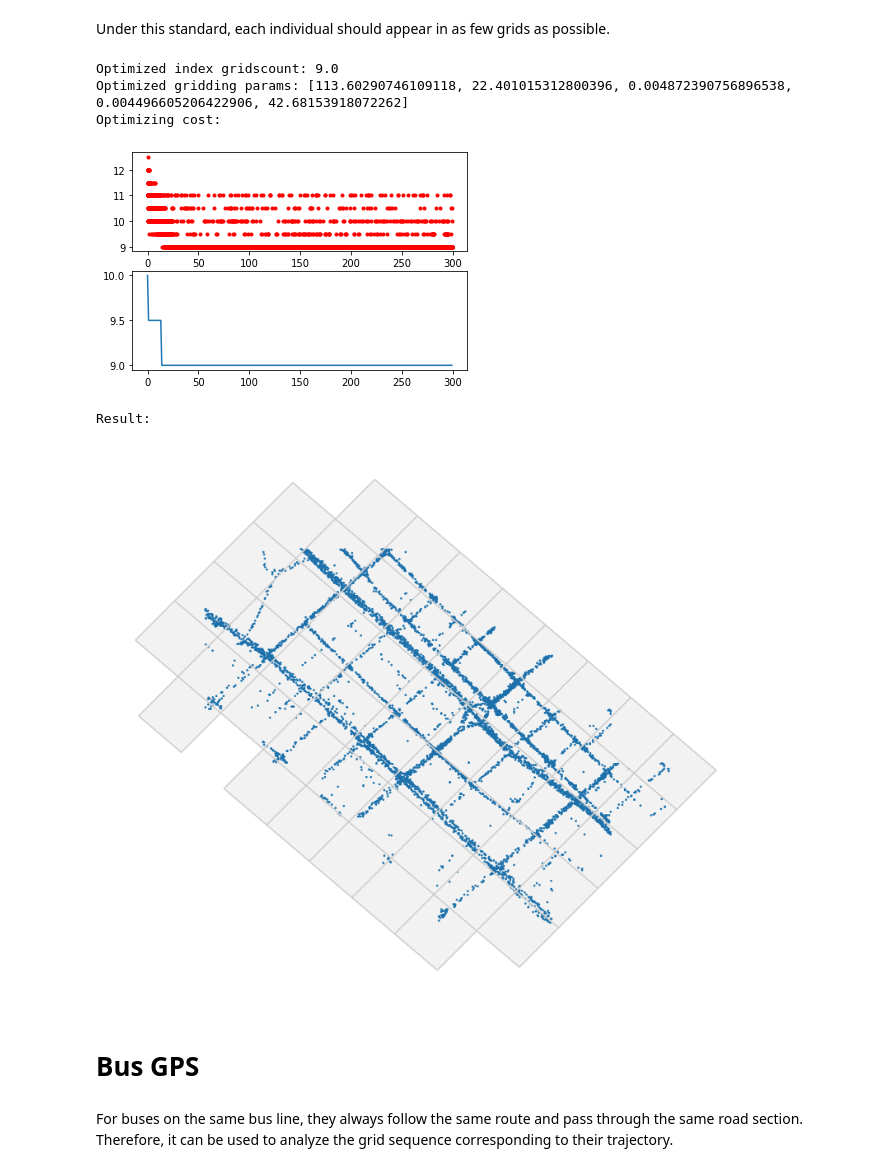
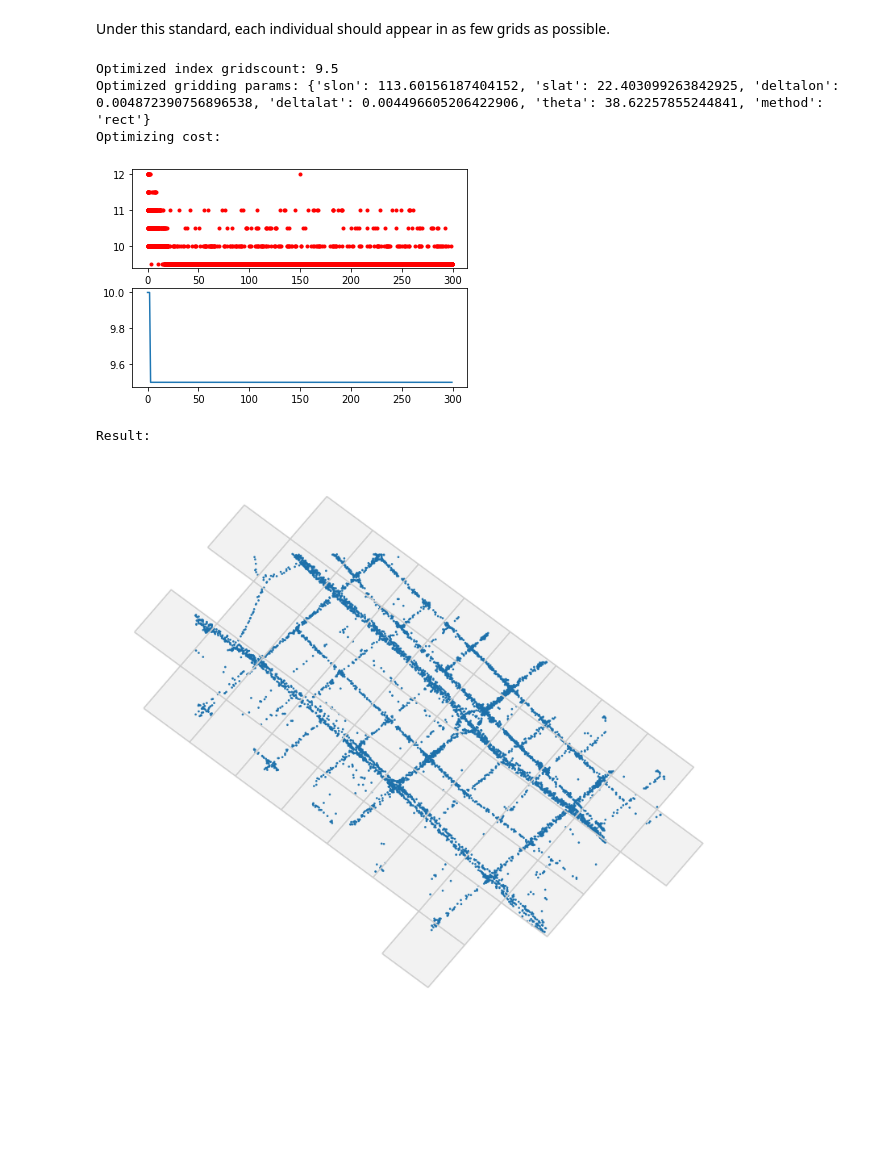
Before and after one commit to ni1o1/transbigdata, a Jupyter notebook: example/Example 6-Optimize grid params.ipynb, the cells around one changed output. Drawn from its saved outputs; the diff is of its cells as text; code cells hidden in the pictures; blank space fills up the shorter version.

```diff
--- a/example/Example 6-Optimize grid params.ipynb
+++ b/example/Example 6-Optimize grid params.ipynb
@@ -44,7 +44,7 @@ tripdata = tbd.clean_outofshape(tripdata,area,col=['lon','lat'])
 
 #Generate initial griding params
 bounds = [113.6,22.4,114.8,22.9]
-initialparams = tbd.grid_params(bounds,accuracy = 500)
+initialparams = tbd.area_to_params(bounds,accuracy = 500)
 # %% [markdown]
 # centerdist: Minimize the distance between grid center and GPS data
 # %% [markdown]
@@ -91,19 +91,15 @@ Under this standard, each individual should appear in as few grids as possible.
 # %%
 #Optimize griding params
 params_optimized = tbd.grid_params_optimize(tripdata,
                                             initialparams,
                                             col=['track_id','lon','lat'],
-                                            method='gridscount',
+                                            optmethod='gridscount',
                                             sample=0, #not sampling
                                             printlog=True)
 # %% [output]
-Optimized index gridscount: 9.0
-Optimized gridding params: [113.60290746109118, 22.401015312800396, 0.004872390756896538, 0.004496605206422906, 42.68153918072262]
+Optimized index gridscount: 9.5
+Optimized gridding params: {'slon': 113.60156187404152, 'slat': 22.403099263842925, 'deltalon': 0.004872390756896538, 'deltalat': 0.004496605206422906, 'theta': 38.62257855244841, 'method': 'rect'}
 Optimizing cost:
-[figure, old version]
+[figure, new version]
 Result:
-[figure, old version]
+[figure, new version]
-# %% [markdown]
-# Bus GPS
-# %% [markdown]
-For buses on the same bus line, they always follow the same route and pass through the same road section. Therefore, it can be used to analyze the grid sequence corresponding to their trajectory.
```
Also changed, not shown: parts of 14 cells of this notebook, 7 other files.
